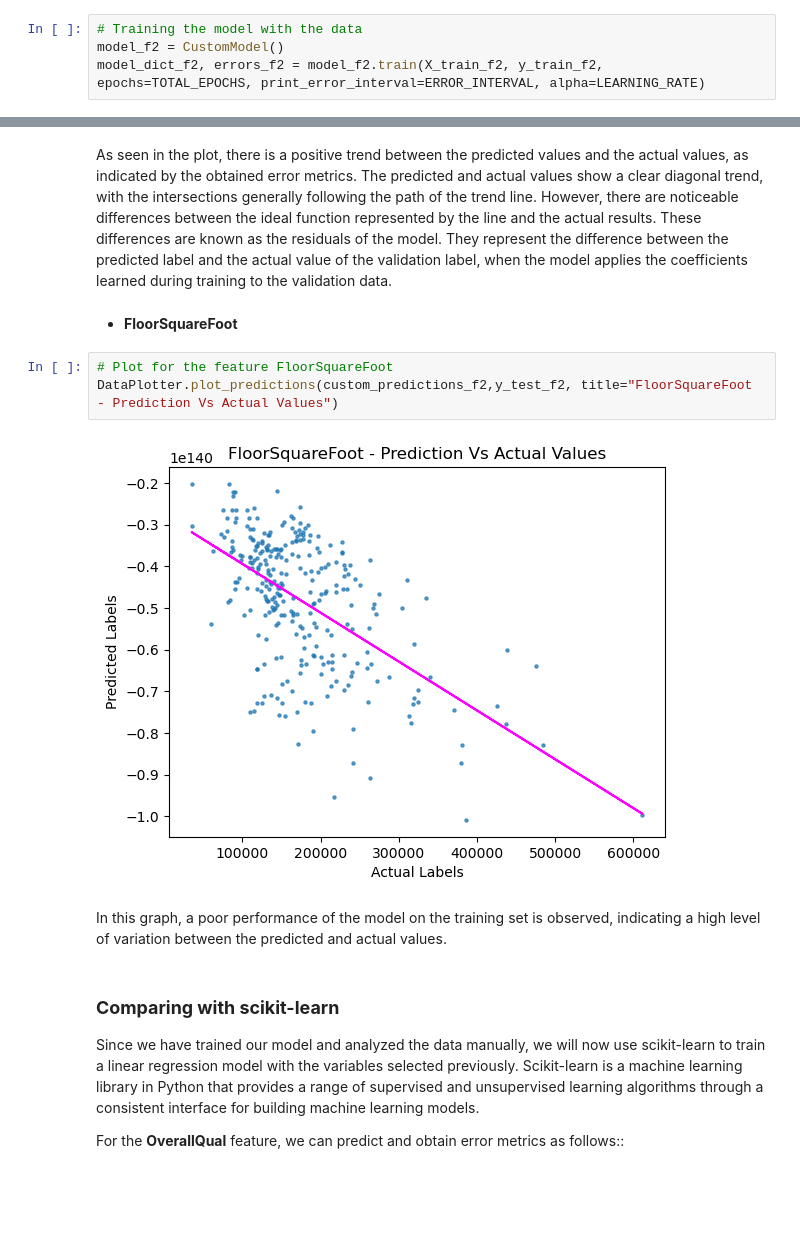
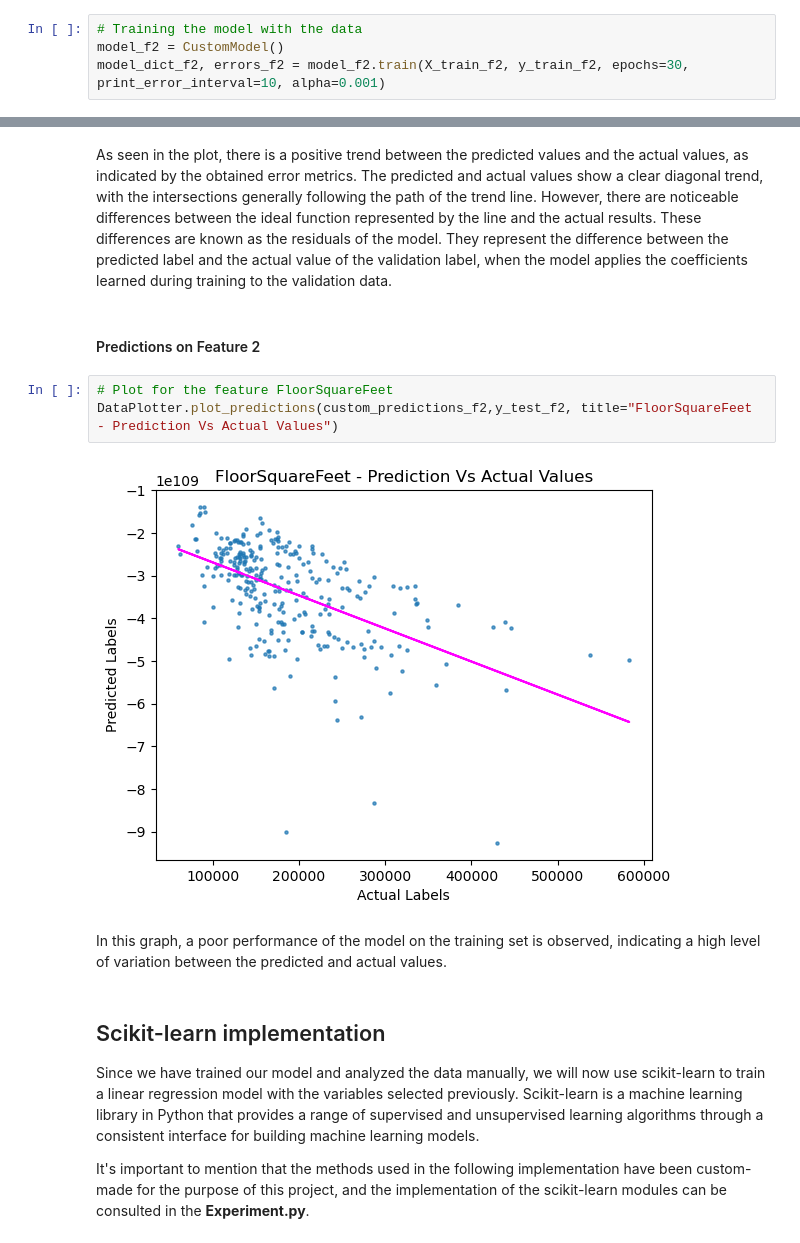
Before and after one commit to carlosopr/g-labs, a Jupyter notebook: project01/house_prices.ipynb, the cells around one changed output, grey strips where cells are left out. Drawn from its saved outputs; the diff is of its cells as text; blank space fills up the shorter version.

```diff
--- a/project01/house_prices.ipynb
+++ b/project01/house_prices.ipynb
@@ -188,5 +196,5 @@ Training the model:
 # %%
 # Training the model with the data
 model_f2 = CustomModel()
-model_dict_f2, errors_f2 = model_f2.train(X_train_f2, y_train_f2, epochs=TOTAL_EPOCHS, print_error_interval=ERROR_INTERVAL, alpha=LEARNING_RATE)
+model_dict_f2, errors_f2 = model_f2.train(X_train_f2, y_train_f2, epochs=30, print_error_interval=10, alpha=0.001)
 # %% [output]
@@ -252,17 +310,17 @@ DataPlotter.plot_predictions(custom_predictions_f1,y_test_f1, title="OverallQual
 # %% [markdown]
 As seen in the plot, there is a positive trend between the predicted values and the actual values, as indicated by the obtained error metrics. The predicted and actual values show a clear diagonal trend, with the intersections generally following the path of the trend line. However, there are noticeable differences between the ideal function represented by the line and the actual results. These differences are known as the residuals of the model. They represent the difference between the predicted label and the actual value of the validation label, when the model applies the coefficients learned during training to the validation data.
-# %% [markdown]
-* **FloorSquareFoot**
+# %% [markdown]
+#### Predictions on Feature 2
 # %%
-# Plot for the feature FloorSquareFoot
-DataPlotter.plot_predictions(custom_predictions_f2,y_test_f2, title="FloorSquareFoot - Prediction Vs Actual Values")
+# Plot for the feature FloorSquareFeet
+DataPlotter.plot_predictions(custom_predictions_f2,y_test_f2, title="FloorSquareFeet - Prediction Vs Actual Values")
 # %% [output]
-[figure, old version]
+[figure, new version]
 # %% [markdown]
 In this graph, a poor performance of the model on the training set is observed, indicating a high level of variation between the predicted and actual values.
 # %% [markdown]
-### **Comparing with scikit-learn**
+## Scikit-learn implementation
 
 Since we have trained our model and analyzed the data manually, we will now use scikit-learn to train a linear regression model with the variables selected previously. Scikit-learn is a machine learning library in Python that provides a range of supervised and unsupervised learning algorithms through a consistent interface for building machine learning models.
 
-For the **OverallQual** feature, we can predict and obtain error metrics as follows::
+It's important to mention that the methods used in the following implementation have been custom-made for the purpose of this project, and the implementation of the scikit-learn modules can be consulted in the **Experiment.py**.
```
Also changed, not shown: parts of 64 cells of this notebook, 3 other files.
